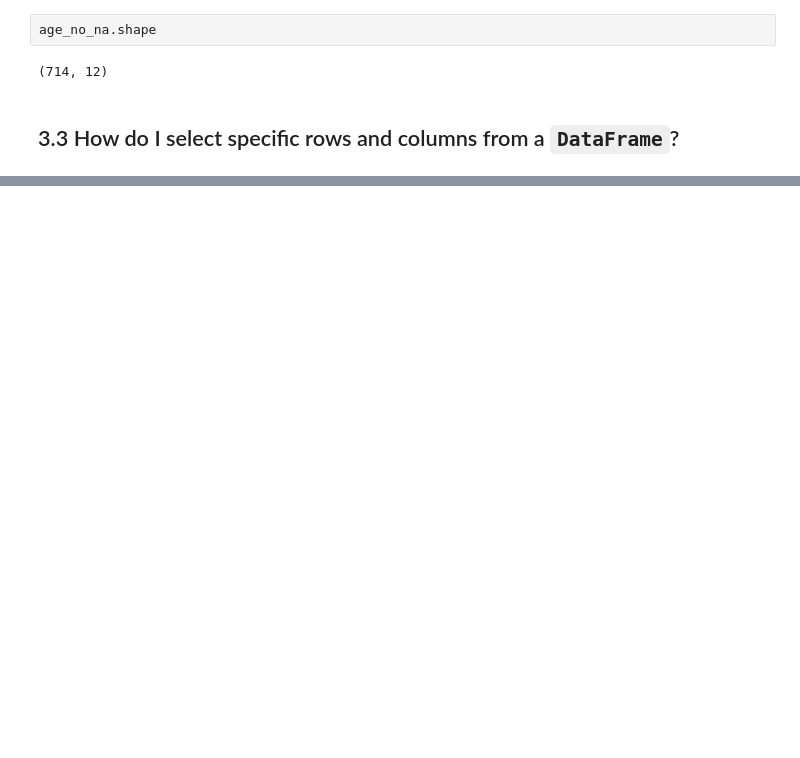
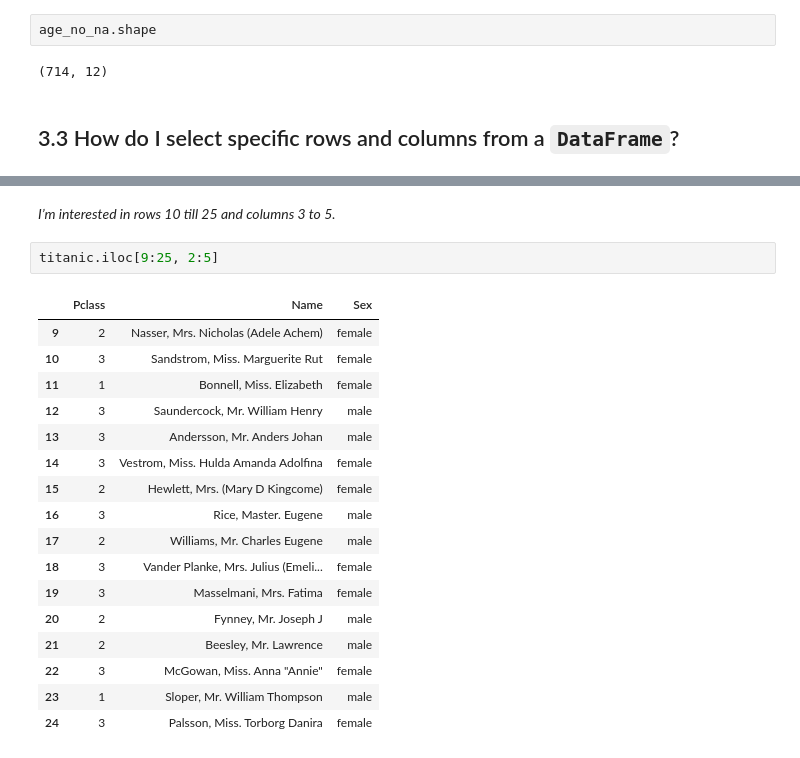
Before and after one commit to AsfariaChowdhury/LearningAI, a Jupyter notebook: Asfaria_PandasDocumentation.ipynb, the cells around one changed output, grey strips where cells are left out. Cells and saved outputs as stored; diff of their text form; blank space fills up the shorter version.

```diff
--- a/Asfaria_PandasDocumentation.ipynb
+++ b/Asfaria_PandasDocumentation.ipynb
@@ -360,0 +381,22 @@ age_no_na.shape
+# %% [markdown]
+*I’m interested in rows 10 till 25 and columns 3 to 5.*
+# %%
+titanic.iloc[9:25, 2:5]
+# %% [output]
+|  | Pclass | Name | Sex |
+| 9 | 2 | Nasser, Mrs. Nicholas (Adele Achem) | female |
+| 10 | 3 | Sandstrom, Miss. Marguerite Rut | female |
+| 11 | 1 | Bonnell, Miss. Elizabeth | female |
+| 12 | 3 | Saundercock, Mr. William Henry | male |
+| 13 | 3 | Andersson, Mr. Anders Johan | male |
+| 14 | 3 | Vestrom, Miss. Hulda Amanda Adolfina | female |
+| 15 | 2 | Hewlett, Mrs. (Mary D Kingcome) | female |
+| 16 | 3 | Rice, Master. Eugene | male |
+| 17 | 2 | Williams, Mr. Charles Eugene | male |
+| 18 | 3 | Vander Planke, Mrs. Julius (Emeli... | female |
+| 19 | 3 | Masselmani, Mrs. Fatima | female |
+| 20 | 2 | Fynney, Mr. Joseph J | male |
+| 21 | 2 | Beesley, Mr. Lawrence | male |
+| 22 | 3 | McGowan, Miss. Anna "Annie" | female |
+| 23 | 1 | Sloper, Mr. William Thompson | male |
+| 24 | 3 | Palsson, Miss. Torborg Danira | female |
```
Also changed, not shown: parts of 9 cells of this notebook.
